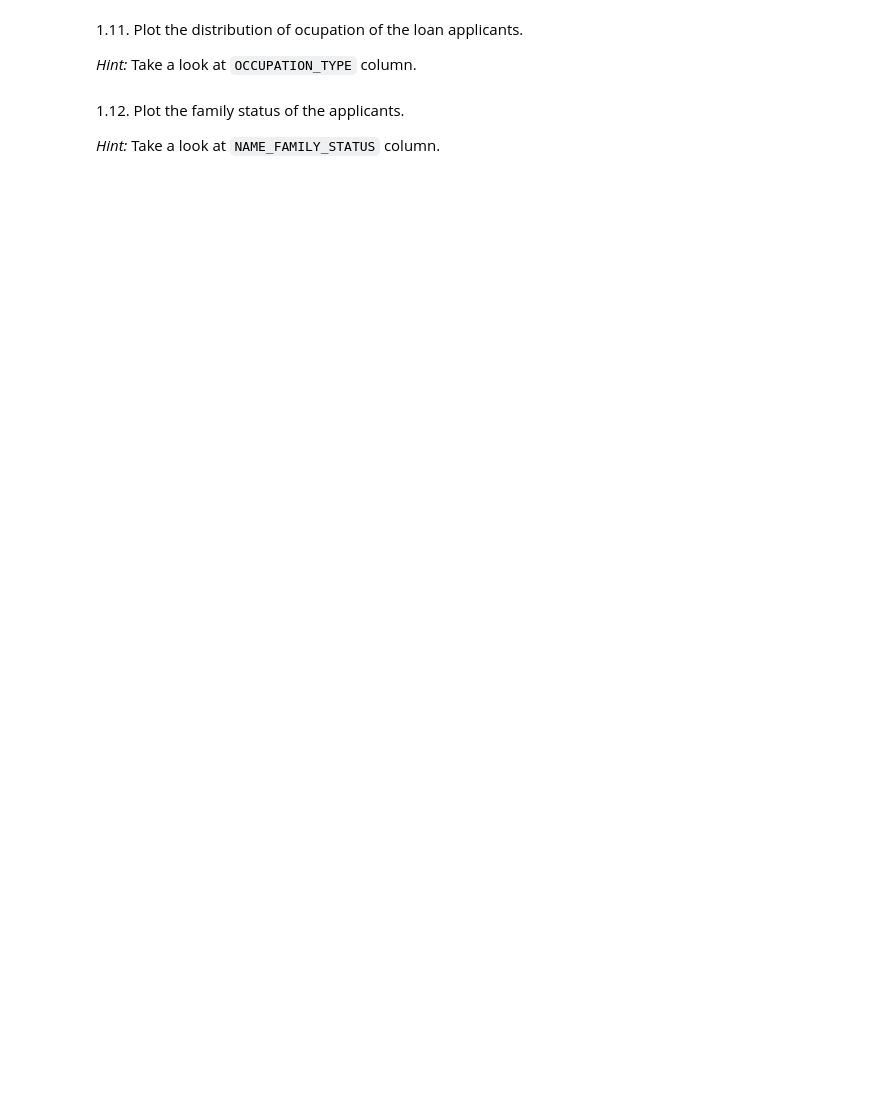
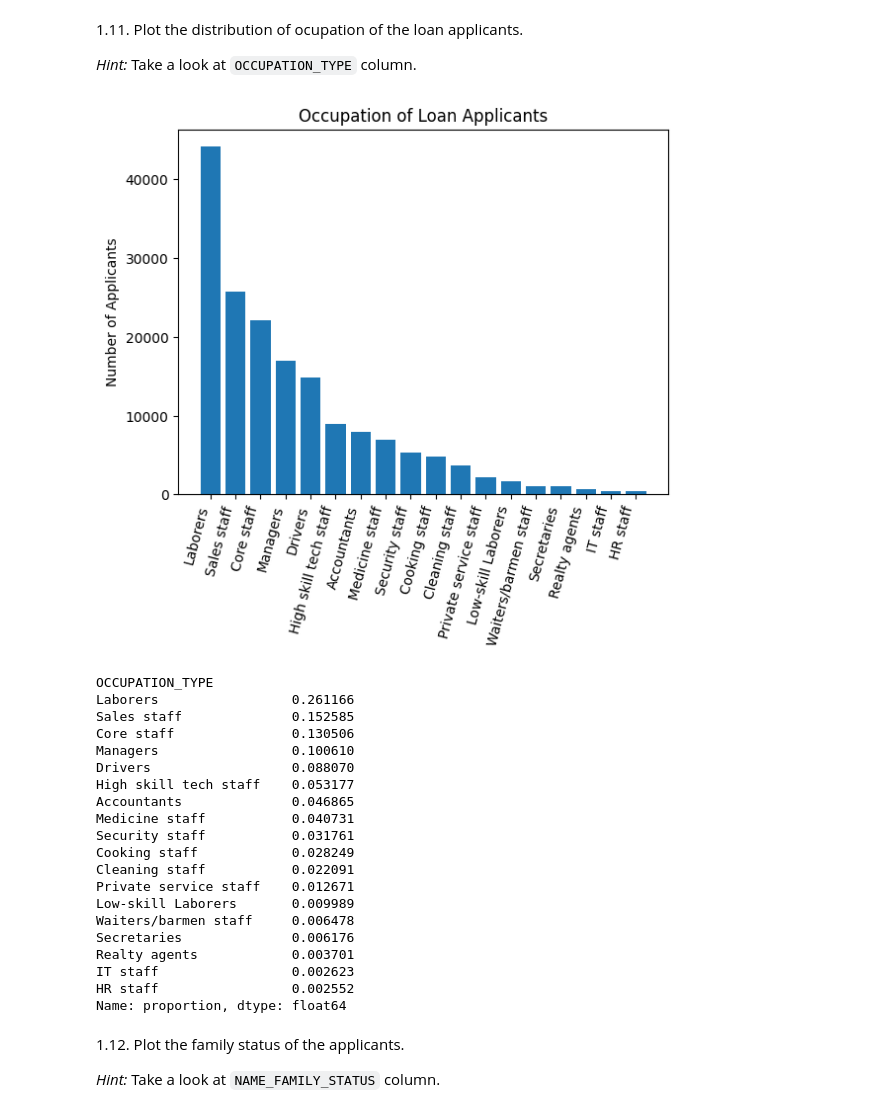
Before and after one commit to RicardoFW11/sprint_project_two, a Jupyter notebook: AnyoneAI - Sprint Project 02.ipynb, the cells around one changed output. Saved outputs shown, nothing was run; the diff lists cells and outputs as text; code cells hidden in the pictures; blank space fills up the shorter version.

```diff
--- a/AnyoneAI - Sprint Project 02.ipynb
+++ b/AnyoneAI - Sprint Project 02.ipynb
@@ -262,3 +274,34 @@ missing_data.sort_values("Percent", ascending=False).head(20)
+# %%
+### TODO Complete in this cell: ocupation of applicants
+counts = app_train["OCCUPATION_TYPE"].value_counts()
+plt.bar(counts.index, counts.values)
+plt.xticks(rotation=75, ha="right")
+plt.title("Occupation of Loan Applicants")
+plt.ylabel("Number of Applicants")
+plt.show()
+app_train["OCCUPATION_TYPE"].value_counts(normalize=True)
+# %% [output]
+[figure, added]
+OCCUPATION_TYPE
+Laborers                 0.261166
+Sales staff              0.152585
+Core staff               0.130506
+Managers                 0.100610
+Drivers                  0.088070
+High skill tech staff    0.053177
+Accountants              0.046865
+Medicine staff           0.040731
+Security staff           0.031761
+Cooking staff            0.028249
+Cleaning staff           0.022091
+Private service staff    0.012671
+Low-skill Laborers       0.009989
+Waiters/barmen staff     0.006478
+Secretaries              0.006176
+Realty agents            0.003701
+IT staff                 0.002623
+HR staff                 0.002552
+Name: proportion, dtype: float64
 # %% [markdown]
 1.12. Plot the family status of the applicants.
 
```
Also changed, not shown: parts of 9 cells of this notebook.
